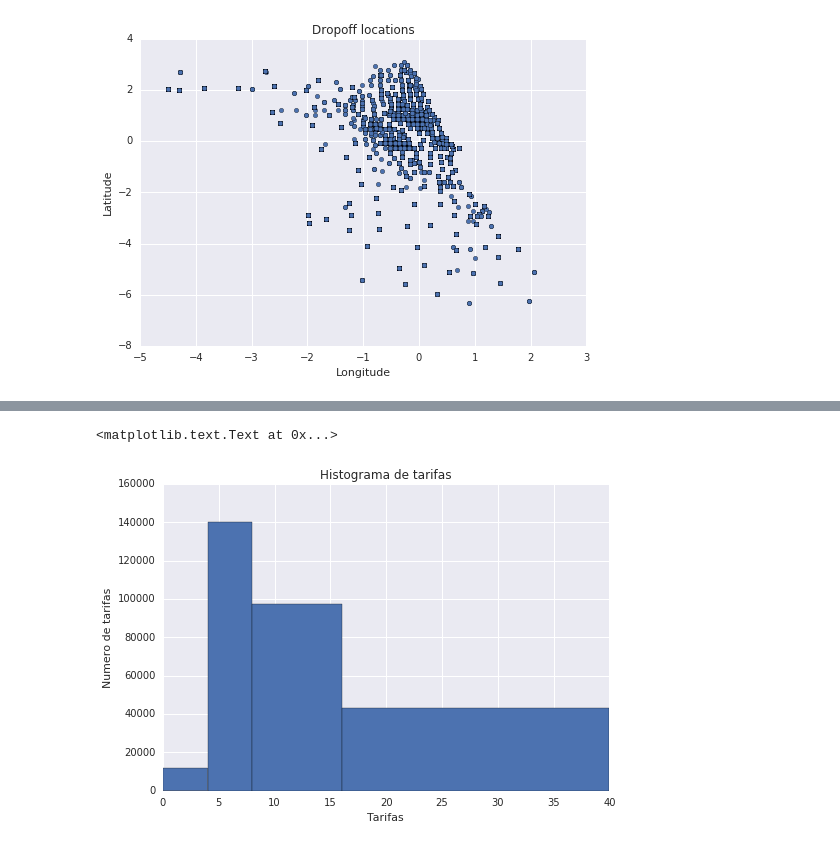
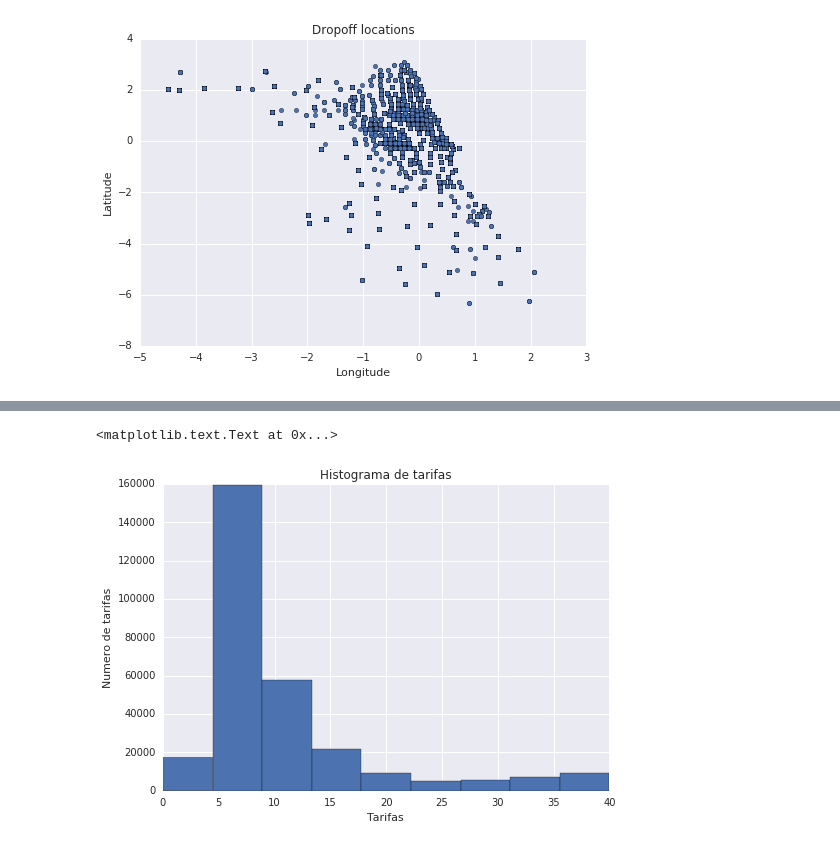
Before and after one commit to zentonllo/tfg-tensorflow, a Jupyter notebook: cloud/datalab/Keras-BQ.ipynb, the cells around one changed output, grey strips where cells are left out. Drawn from its saved outputs; the diff is of its cells as text; code cells hidden in the pictures.

```diff
--- a/cloud/datalab/Keras-BQ.ipynb
+++ b/cloud/datalab/Keras-BQ.ipynb
@@ -232,12 +261,13 @@ ax.set_ylabel('Latitude')
 # %%
 # Con este histograma podemos observar que hay un gran número de viajes cuya tarifa es entre 4 y 8 dólares
-ax = df['fare'].hist(bins = [0, 4, 8, 16, 40])
+sep = np.linspace(start = 0, stop = 40, num = 10)
+ax = df['fare'].hist(bins = sep)
 ax.set_xlabel('Tarifas')
 ax.set_ylabel('Numero de tarifas')
 ax.set_title('Histograma de tarifas')
 # %% [output]
 <matplotlib.text.Text at 0x...>
-[figure, old version]
+[figure, new version]
 # %%
 # Vamos a aplicar el algoritmo tsne de reducción de dimensionalidad (reduciendo de 6 a 2 las dimensiones, para así pintar los resultados en el plano)
 # para comprobar 'cómo de distintos' son los viajes entre 4 y 8 dólares del resto
```
Also changed, not shown: parts of 26 cells of this notebook.
